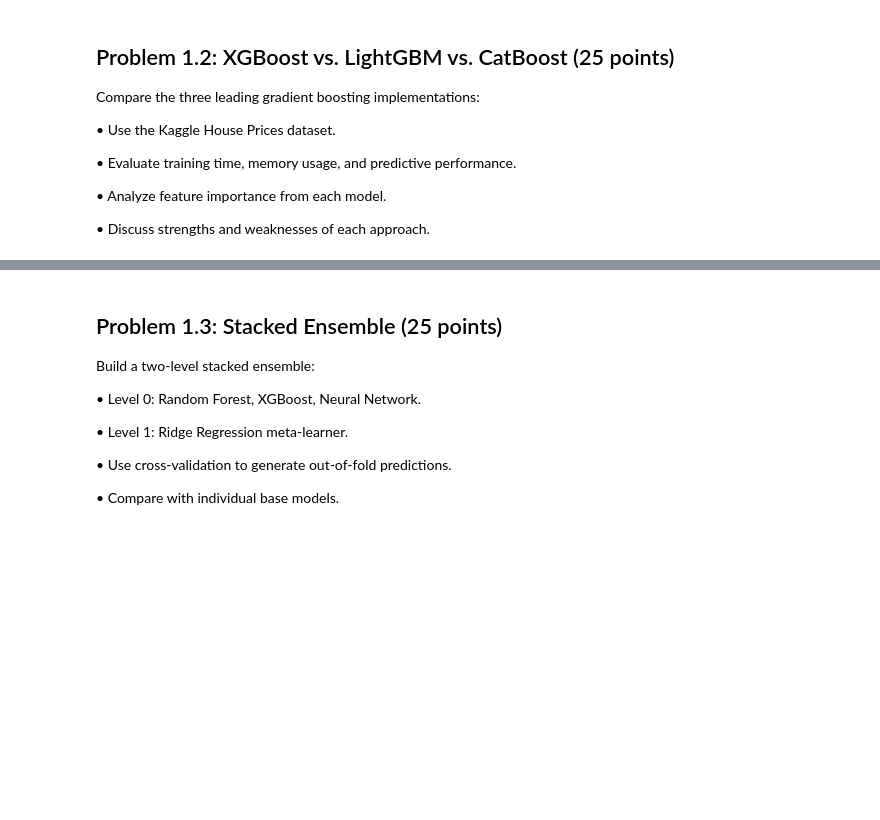
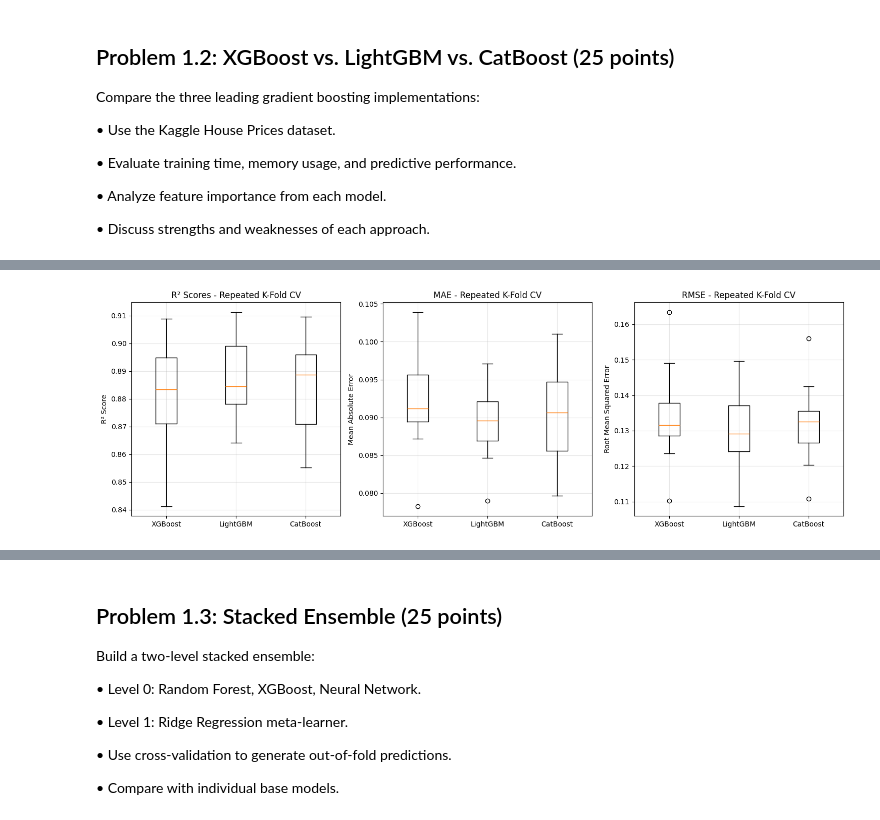
Before and after one commit to tomaszsrebniak/ML_for_data_analytics, a Jupyter notebook: Assignment1/List1.ipynb, the cells around one changed output, grey strips where cells are left out. Drawn from its saved outputs; the diff is of its cells as text; code cells hidden in the pictures; blank space fills up the shorter version.

```diff
--- a/Assignment1/List1.ipynb
+++ b/Assignment1/List1.ipynb
@@ -289,0 +583,80 @@ print(f"Memory used: {memory_used / (1024 * 1024):.2f} MB")
+# %%
+# Set up Repeated K-Fold (5 folds, 3 repeats)
+rkf = RepeatedKFold(n_splits=5, n_repeats=3, random_state=42)
+
+# Store results for each model
+results = {
+    'XGBoost': {'R2': [], 'MAE': [], 'RMSE': []},
+    'LightGBM': {'R2': [], 'MAE': [], 'RMSE': []},
+    'CatBoost': {'R2': [], 'MAE': [], 'RMSE': []}
+}
+
+# Perform repeated k-fold cross validation
+for train_idx, test_idx in rkf.split(X_train):
+    X_fold_train, X_fold_test = X_train.iloc[train_idx], X_train.iloc[test_idx]
+    y_fold_train, y_fold_test = y_train.iloc[train_idx], y_train.iloc[test_idx]
+
+    # XGBoost
+    xgb_cv = xgb.XGBRegressor(**common_params, n_estimators=100, enable_categorical=True, verbosity=0)
+    xgb_cv.fit(X_fold_train, y_fold_train)
+    y_pred_xgb = xgb_cv.predict(X_fold_test)
+    results['XGBoost']['R2'].append(r2_score(y_fold_test, y_pred_xgb))
+    results['XGBoost']['MAE'].append(mean_absolute_error(y_fold_test, y_pred_xgb))
+    results['XGBoost']['RMSE'].append(np.sqrt(mean_squared_error(y_fold_test, y_pred_xgb)))
+
+    # LightGBM
+    lgb_cv = lgb.LGBMRegressor(**common_params, n_estimators=100, num_leaves=2**common_params['max_depth'], verbose=-1)
+    lgb_cv.fit(X_fold_train, y_fold_train, categorical_feature=categorical_cols)
+    y_pred_lgb = lgb_cv.predict(X_fold_test)
+    results['LightGBM']['R2'].append(r2_score(y_fold_test, y_pred_lgb))
+    results['LightGBM']['MAE'].append(mean_absolute_error(y_fold_test, y_pred_lgb))
+    results['LightGBM']['RMSE'].append(np.sqrt(mean_squared_error(y_fold_test, y_pred_lgb)))
+
+    # CatBoost
+    cb_cv = cb.CatBoostRegressor(**common_params, iterations=100, verbose=False, cat_features=categorical_cols)
+    cb_cv.fit(X_fold_train, y_fold_train)
+    y_pred_cb = cb_cv.predict(X_fold_test)
+    results['CatBoost']['R2'].append(r2_score(y_fold_test, y_pred_cb))
+    results['CatBoost']['MAE'].append(mean_absolute_error(y_fold_test, y_pred_cb))
+    results['CatBoost']['RMSE'].append(np.sqrt(mean_squared_error(y_fold_test, y_pred_cb)))
+
+# Create box plots
+fig, axes = plt.subplots(1, 3, figsize=(15, 5))
+
+# R² scores
+ax = axes[0]
+ax.boxplot([results['XGBoost']['R2'], results['LightGBM']['R2'], results['CatBoost']['R2']])
+ax.set_xticklabels(['XGBoost', 'LightGBM', 'CatBoost'])
+ax.set_ylabel('R² Score')
+ax.set_title('R² Scores - Repeated K-Fold CV')
+ax.grid(True, alpha=0.3)
+
+# MAE
+ax = axes[1]
+ax.boxplot([results['XGBoost']['MAE'], results['LightGBM']['MAE'], results['CatBoost']['MAE']])
+ax.set_xticklabels(['XGBoost', 'LightGBM', 'CatBoost'])
+ax.set_ylabel('Mean Absolute Error')
+ax.set_title('MAE - Repeated K-Fold CV')
+ax.grid(True, alpha=0.3)
+
+# RMSE
+ax = axes[2]
+ax.boxplot([results['XGBoost']['RMSE'], results['LightGBM']['RMSE'], results['CatBoost']['RMSE']])
+ax.set_xticklabels(['XGBoost', 'LightGBM', 'CatBoost'])
+ax.set_ylabel('Root Mean Squared Error')
+ax.set_title('RMSE - Repeated K-Fold CV')
+ax.grid(True, alpha=0.3)
+
+plt.tight_layout()
+plt.show()
+
+# Print summary statistics
+print("Repeated K-Fold Cross-Validation Results (5 folds, 3 repeats)")
+print("=" * 70)
+for model in results:
+    print(f"\n{model}:")
+    print(f"  R² Score:  {np.mean(results[model]['R2']):.4f} ± {np.std(results[model]['R2']):.4f}")
+    print(f"  MAE:       {np.mean(results[model]['MAE']):.4f} ± {np.std(results[model]['MAE']):.4f}")
+    print(f"  RMSE:      {np.mean(results[model]['RMSE']):.4f} ± {np.std(results[model]['RMSE']):.4f}")
+# %% [output]
+[figure, added]
```
Also changed, not shown: parts of 43 cells of this notebook, 1 other file.
